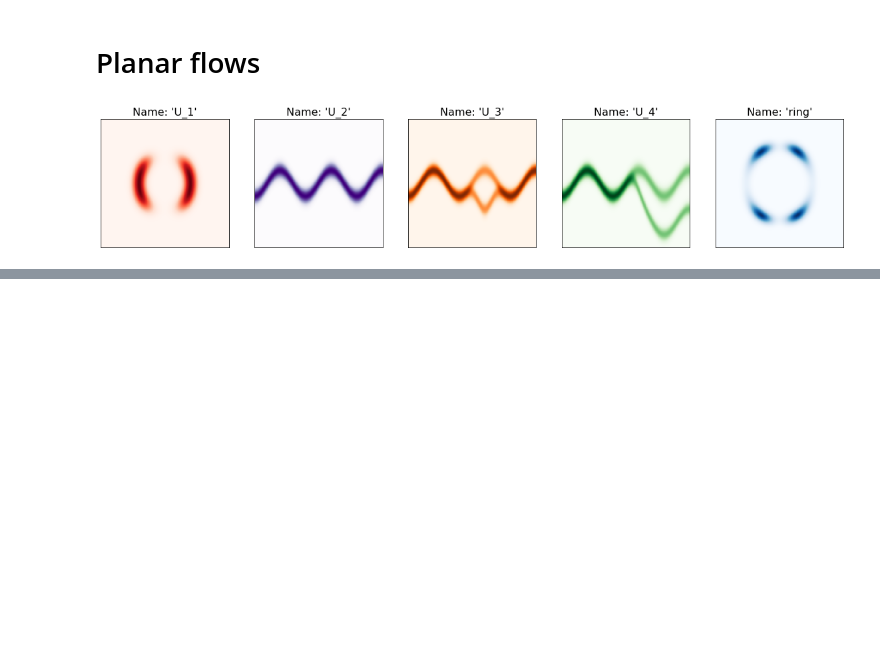
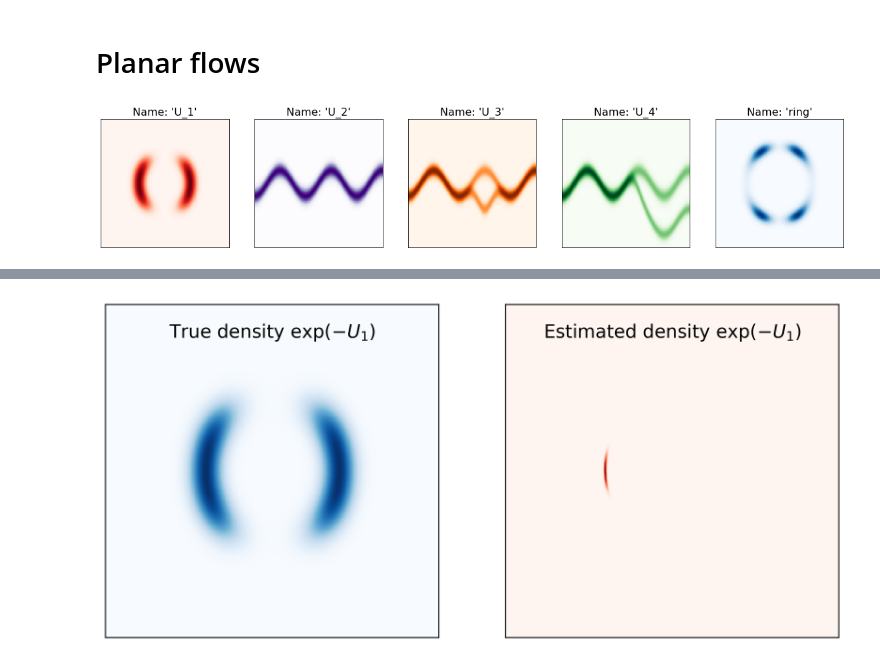
Before and after one commit to andrehuang/normalizing-flows-reproduce, a Jupyter notebook: VI_planar_flows/models/VI_planar_flows.ipynb, the cells around one changed output, grey strips where cells are left out. Cells and saved outputs as stored; diff of their text form; code cells hidden in the pictures; blank space fills up the shorter version.

```diff
--- a/VI_planar_flows/models/VI_planar_flows.ipynb
+++ b/VI_planar_flows/models/VI_planar_flows.ipynb
@@ -71,0 +72,4 @@ plot_comparison(model, target_distr, flow_length)
+# %%
+model = NICEFlow(K=8, in_out_dim=2, mid_dim=30)
+optimiser = torch.optim.Adam(model.parameters(), lr=lr)
+density = TargetDistribution(target_distr)
@@ -71,0 +114,4 @@ plot_comparison(model, target_distr, flow_length)
+# %%
+plot_comparison(model, target_distr, flow_length)
+# %% [output]
+[figure, added]
```
Also changed, not shown: parts of 9 cells of this notebook, 8 other files.
